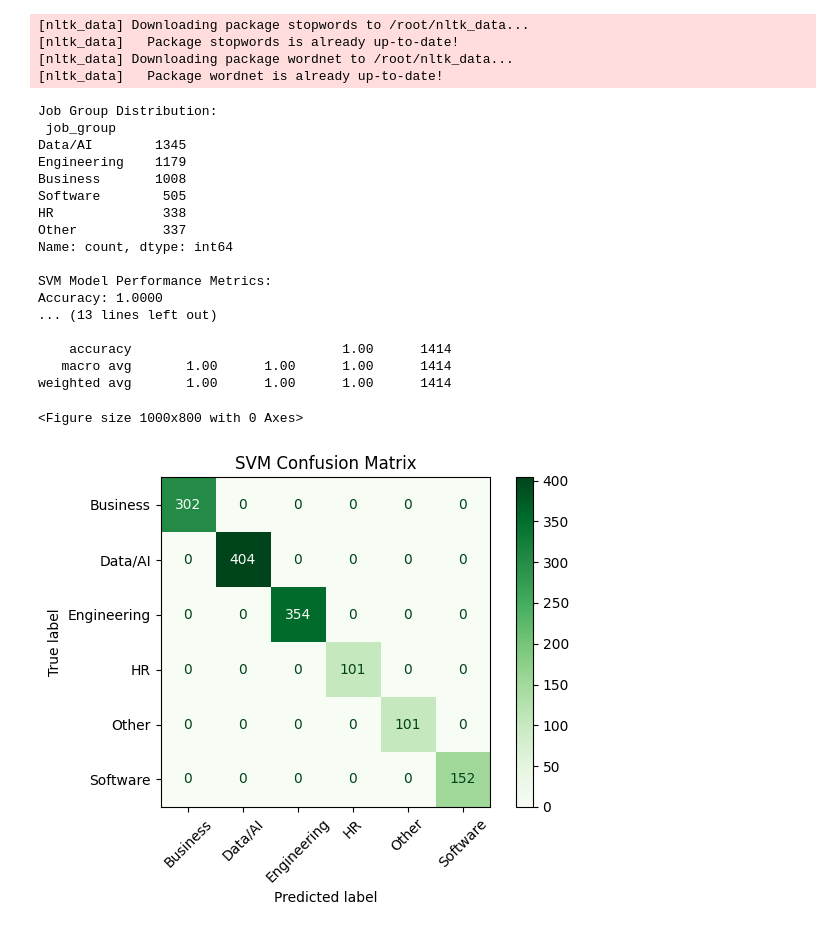
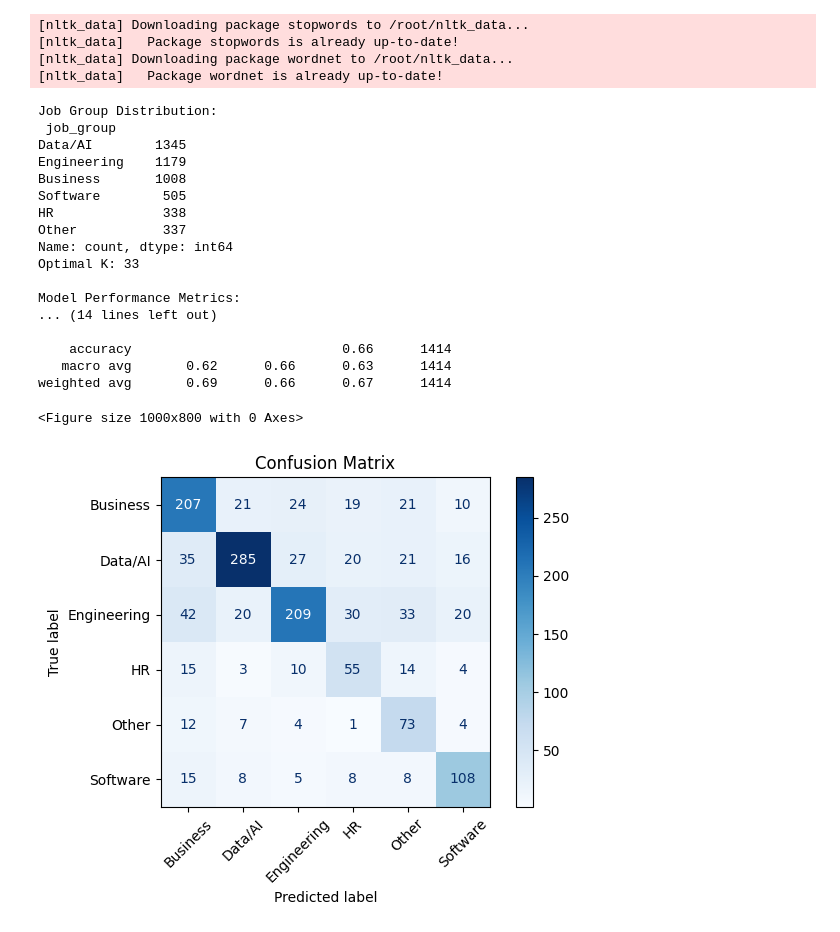
Before and after one commit to raceregos/raceregos, a Jupyter notebook: myWork.ipynb, the cells around one changed output. Cells and saved outputs as stored; diff of their text form; code cells hidden in the pictures.

```diff
--- a/myWork.ipynb
+++ b/myWork.ipynb
@@ -19,7 +19,6 @@ from sklearn.metrics import (
 from sklearn.preprocessing import LabelEncoder
 from imblearn.over_sampling import SMOTE
 from imblearn.under_sampling import RandomUnderSampler
-from sklearn.svm import LinearSVC
 
 # Ensure necessary resources are downloaded
 nltk.download('stopwords')
@@ -117,9 +116,9 @@ X_train_tfidf_resampled, y_train_resampled = smote.fit_resample(X_train_tfidf, y
 # Apply undersampling for balance
 undersampler = RandomUnderSampler(random_state=42)
 X_train_tfidf_resampled, y_train_resampled = undersampler.fit_resample(X_train_tfidf_resampled, y_train_resampled)
-'''
+
 # Hyperparameter tuning for KNN: Finding the best k
-best_k = 3
+'''best_k = 3
 best_score = 0
 for k in range(3, 35, 2):  # Expanded range
     knn = KNeighborsClassifier(n_neighbors=k, metric='cosine')
@@ -128,7 +127,8 @@ for k in range(3, 35, 2):  # Expanded range
     if score > best_score:
         best_score = score
         best_k = k
-
+'''
+best_k = 33
 print(f"Optimal K: {best_k}")
 
 # Train final KNN model with optimal k
@@ -151,69 +151,37 @@ print(f"Recall: {recall:.4f}")
 print(f"F1 Score: {f1:.4f}")
 
 # Detailed classification report
 print("\nClassification Report:\n", classification_report(y_test, y_pred, target_names=label_encoder.classes_, zero_division=0))
 
 # Plot Confusion Matrix
 cm = confusion_matrix(y_test, y_pred, labels=np.unique(y))
 disp = ConfusionMatrixDisplay(confusion_matrix=cm, display_labels=label_encoder.classes_)
 plt.figure(figsize=(10, 8))
 disp.plot(xticks_rotation=45, cmap="Blues")
 plt.title("Confusion Matrix")
 plt.tight_layout()
 plt.show()
-'''
-from sklearn.svm import LinearSVC
-
-# Train an SVM classifier
-svm = LinearSVC()
-svm.fit(X_train_tfidf_resampled, y_train_resampled)
-
-# Predict on the test set
-y_pred_svm = svm.predict(X_test_tfidf)
-
-# Evaluation
-accuracy = accuracy_score(y_test, y_pred_svm)
-precision = precision_score(y_test, y_pred_svm, average='macro', zero_division=0)
-recall = recall_score(y_test, y_pred_svm, average='macro', zero_division=0)
-f1 = f1_score(y_test, y_pred_svm, average='macro', zero_division=0)
-
-print("\nSVM Model Performance Metrics:")
-print(f"Accuracy: {accuracy:.4f}")
-print(f"Precision: {precision:.4f}")
-print(f"Recall: {recall:.4f}")
-print(f"F1 Score: {f1:.4f}")
-
-print("\nSVM Classification Report:\n", classification_report(y_test, y_pred_svm, target_names=label_encoder.classes_, zero_division=0))
-
-# Confusion Matrix for SVM
-cm = confusion_matrix(y_test, y_pred_svm, labels=np.unique(y))
-disp = ConfusionMatrixDisplay(confusion_matrix=cm, display_labels=label_encoder.classes_)
-plt.figure(figsize=(10, 8))
-disp.plot(xticks_rotation=45, cmap="Greens")
-plt.title("SVM Confusion Matrix")
-plt.tight_layout()
-plt.show()
 # %% [output]
 [nltk_data] Downloading package stopwords to /root/nltk_data...
 [nltk_data]   Package stopwords is already up-to-date!
 [nltk_data] Downloading package wordnet to /root/nltk_data...
 [nltk_data]   Package wordnet is already up-to-date!
 Job Group Distribution:
  job_group
 Data/AI        1345
 Engineering    1179
 Business       1008
 Software        505
 HR              338
 Other           337
 Name: count, dtype: int64
+Optimal K: 33
 
-SVM Model Performance Metrics:
-Accuracy: 1.0000
-... (13 lines left out)
+Model Performance Metrics:
+... (14 lines left out)
 
-    accuracy                           1.00      1414
-   macro avg       1.00      1.00      1.00      1414
-weighted avg       1.00      1.00      1.00      1414
+    accuracy                           0.66      1414
+   macro avg       0.62      0.66      0.63      1414
+weighted avg       0.69      0.66      0.67      1414
 <Figure size 1000x800 with 0 Axes>
-[figure, old version]
+[figure, new version]
```
